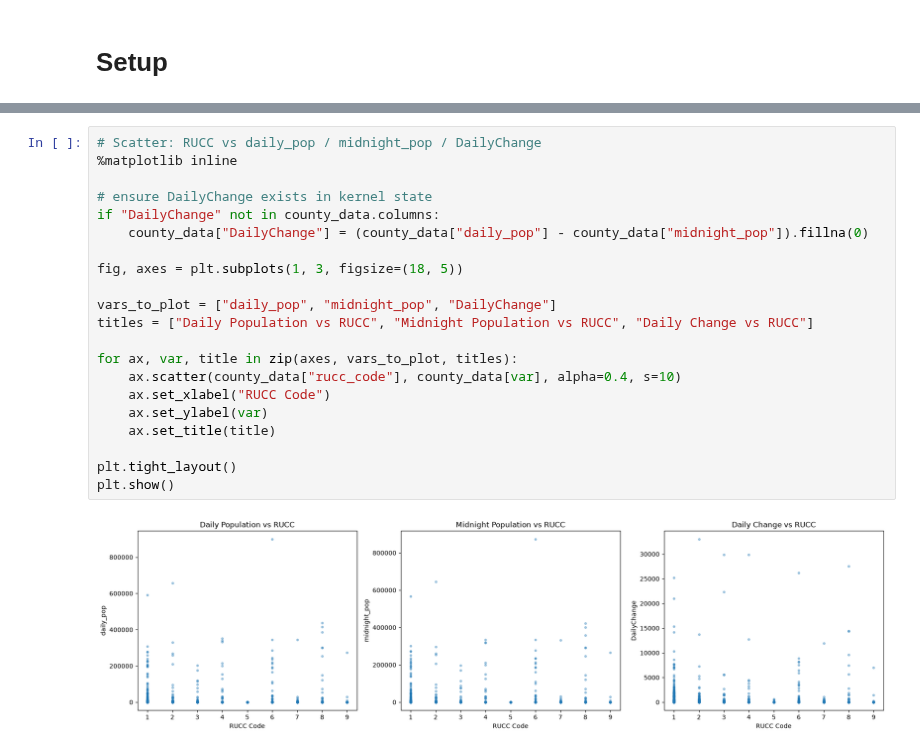
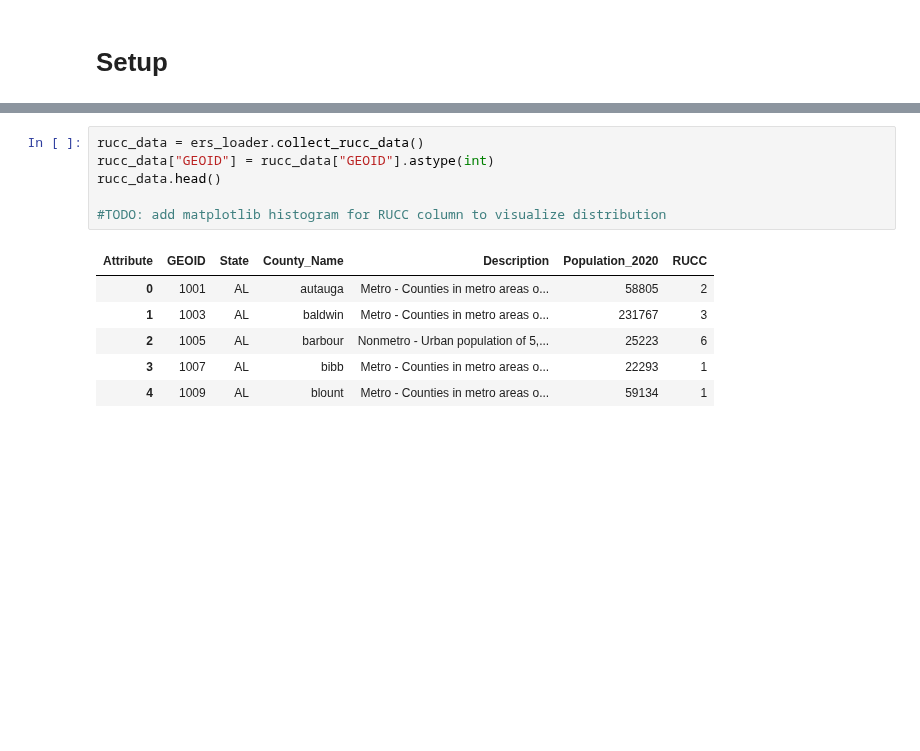
Before and after one commit to steveg-ds/RHIP, a Jupyter notebook: RSS-Analysis.ipynb, the cells around one changed output, grey strips where cells are left out. Drawn from its saved outputs; the diff is of its cells as text; blank space fills up the shorter version.

```diff
--- a/RSS-Analysis.ipynb
+++ b/RSS-Analysis.ipynb
@@ -110,23 +41,13 @@ plt.show()
-# %%
-# Scatter: RUCC vs daily_pop / midnight_pop / DailyChange
-%matplotlib inline
-
-# ensure DailyChange exists in kernel state
-if "DailyChange" not in county_data.columns:
-    county_data["DailyChange"] = (county_data["daily_pop"] - county_data["midnight_pop"]).fillna(0)
-
-fig, axes = plt.subplots(1, 3, figsize=(18, 5))
-
-vars_to_plot = ["daily_pop", "midnight_pop", "DailyChange"]
-titles = ["Daily Population vs RUCC", "Midnight Population vs RUCC", "Daily Change vs RUCC"]
-
-for ax, var, title in zip(axes, vars_to_plot, titles):
-    ax.scatter(county_data["rucc_code"], county_data[var], alpha=0.4, s=10)
-    ax.set_xlabel("RUCC Code")
-    ax.set_ylabel(var)
-    ax.set_title(title)
-
-plt.tight_layout()
-plt.show()
-# %% [output]
-[figure, removed]
+# %%
+rucc_data = ers_loader.collect_rucc_data()
+rucc_data["GEOID"] = rucc_data["GEOID"].astype(int)
+rucc_data.head()
+
+#TODO: add matplotlib histogram for RUCC column to visualize distribution
+# %% [output]
+| Attribute | GEOID | State | County_Name | Description | Population_2020 | RUCC |
+| 0 | 1001 | AL | autauga | Metro - Counties in metro areas o... | 58805 | 2 |
+| 1 | 1003 | AL | baldwin | Metro - Counties in metro areas o... | 231767 | 3 |
+| 2 | 1005 | AL | barbour | Nonmetro - Urban population of 5,... | 25223 | 6 |
+| 3 | 1007 | AL | bibb | Metro - Counties in metro areas o... | 22293 | 1 |
+| 4 | 1009 | AL | blount | Metro - Counties in metro areas o... | 59134 | 1 |
```
Also changed, not shown: parts of 27 cells of this notebook, 5 other files.
